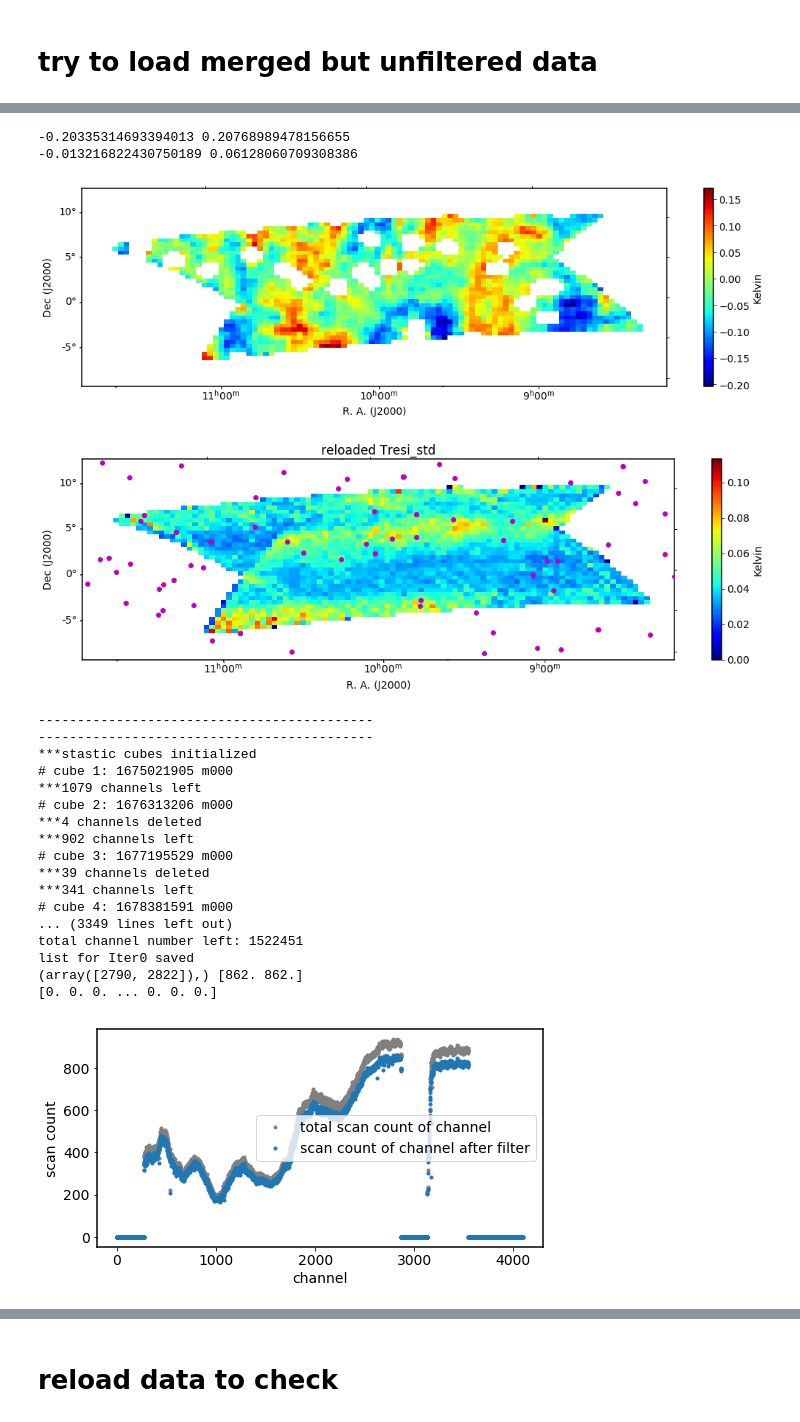
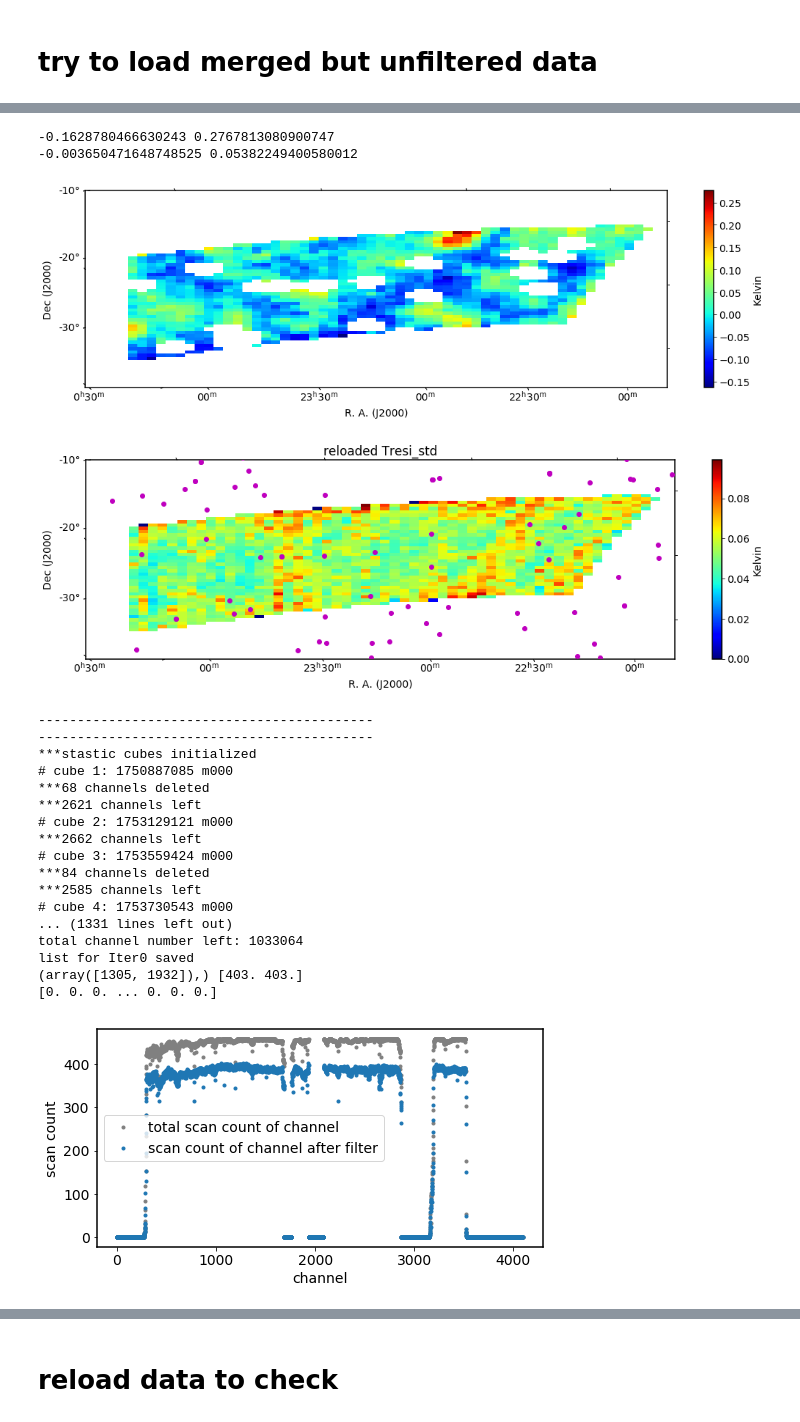
Before and after one commit to astro-tyliu/katcali_pipeline, a Jupyter notebook: level6/KATcali_multi_level6_py3.ipynb, the cells around one changed output, grey strips where cells are left out. Drawn from its saved outputs; the diff is of its cells as text; code cells hidden in the pictures.

```diff
--- a/level6/KATcali_multi_level6_py3.ipynb
+++ b/level6/KATcali_multi_level6_py3.ipynb
@@ -66,15 +67,15 @@ ptr_pix=np.loadtxt('../level5/desi1_radio_sourceUHF_pix_'+str(pix_deg)+'deg.txt'
 ptr_ra_pix,ptr_dec_pix=ptr_pix[:,0],ptr_pix[:,1]
 # %%
-# desi 1, _20250609_150000, _20250729_070000
-fname_list = [
-    "1675021905", "1676313206", "1677195529", "1678381591", "1679605292", "1675210948",
-    "1676657789", "1677777992", "1678467685", "1682448988", "1675623808", "1677002481",
-    "1677795989", "1678726283", "1675643846", "1677020482", "1678122565", "1678743988",
-    "1675816512", "1677174749", "1678295187", "1678899080", "1684087370"
-]
-root_list = []
-for fname in fname_list:
-    root_list.append(f'level5_{fname}_20250729_070000')
+# # desi 1, _20250609_150000, _20250729_070000
+# fname_list = [
+#     "1675021905", "1676313206", "1677195529", "1678381591", "1679605292", "1675210948",
+#     "1676657789", "1677777992", "1678467685", "1682448988", "1675623808", "1677002481",
+#     "1677795989", "1678726283", "1675643846", "1677020482", "1678122565", "1678743988",
+#     "1675816512", "1677174749", "1678295187", "1678899080", "1684087370"
+# ]
+# root_list = []
+# for fname in fname_list:
+#     root_list.append(f'level5_{fname}_20250729_070000')
 
 # desi 2, _20250714_070000, _20250729_070000
 # # fname_list = [
@@ -88,17 +89,19 @@ for fname in fname_list:
 # root_list = []
 # for fname in fname_list:
 #     root_list.append(f'level5_{fname}_20250729_070000')
+
+# BOX 13
+fname_list = ['1750887085', '1753129121', '1753559424', '1753730543', '1754679689', '1755196048', '1755369199', '1756059088']
 # %%
-# timestamp = datetime.now().strftime("%Y%m%d_%H%M%S")
-timestamp = 'desi1_20250922_100000'
-input_file='../level5/results/py_results/'
-output_file=f'./results/jupyter_results/{timestamp}/'
+timestamp = 'BOX13_20251015_090000'
+input_file='/scratch3/users/liutianyang/katcali_pipeline/level5/py_results/BOX13_20251015_090000/'
+output_file=f'/scratch3/users/liutianyang/katcali_pipeline/level6/jupyter_results/{timestamp}/'
 os.makedirs(output_file, exist_ok=True)
 os.makedirs(output_file + 'figures/', exist_ok=True)
 # %% [markdown]
 # try to load merged but unfiltered data
 # %%
-total_count_MAX=1172
+total_count_MAX=458
 niter=3 #2023
 
 # This cell should be executed twice. First time it will iterate by only once and just prform the map superposition.
@@ -232,7 +235,7 @@ for i_iter in range(niter):
             print ('*** No previous data cube with label *ALL_scan*,',)
             print ('calculate ALL_scan now...',)
             print ('will stop after ALL_scan calculated ')
-            Fits=input_file+root_list[0]+'/'+fname_list[0]+'_m000'+'/'+fname_list[0]+'_m000_Tresi_xy_p'+str(pix_deg)+'d.fits'
+            Fits=input_file+fname_list[0]+'_m000_Tresi_xy_p'+str(pix_deg)+'d.fits'
             Tresi_cube = fits.open(Fits)[0].data
             Tresi_u=np.ones_like(Tresi_cube)*1e3 #2023
             Tresi_l=np.ones_like(Tresi_cube)*-1e3 #2023
@@ -253,7 +256,6 @@ for i_iter in range(niter):
 
         for f_i in range(len(fname_list)):
             fname=fname_list[f_i]
-            root_dir = root_list[f_i]
             #print fname
 
             try:
@@ -261,11 +263,11 @@ for i_iter in range(niter):
                 a=np.ma.array(np.zeros(4096),mask=True)
                 ch_mask=a.mask
 
-                Fits1=input_file+root_dir+'/'+fname+'_'+ant+'/'+fname+'_'+ant+'_Tsky_xy_p'+str(pix_deg)+'d.fits'
+                Fits1=input_file+fname+'_'+ant+'_Tsky_xy_p'+str(pix_deg)+'d.fits'
                 Tsky_cube = fits.open(Fits1)[0].data
-                Fits2=input_file+root_dir+'/'+fname+'_'+ant+'/'+fname+'_'+ant+'_Tresi_xy_p'+str(pix_deg)+'d.fits'
+                Fits2=input_file+fname+'_'+ant+'_Tresi_xy_p'+str(pix_deg)+'d.fits'
                 Tresi_cube = fits.open(Fits2)[0].data
-                Fits3=input_file+root_dir+'/'+fname+'_'+ant+'/'+fname+'_'+ant+'_Npix_xy_count_p'+str(pix_deg)+'d.fits'
+                Fits3=input_file+fname+'_'+ant+'_Npix_xy_count_p'+str(pix_deg)+'d.fits'
                 Pcount_cube = fits.open(Fits3)[0].data
 
                 assert(np.shape(Tsky_cube)==np.shape(Tresi_cube))
@@ -489,7 +491,7 @@ for i_iter in range(niter):
 
 # TODO, all "total_count_plot", "metadata" should be different in first running and second running.
 metadata = {
-    "root_list": root_list,
+    "input_file": input_file,
     "fname_list": fname_list,
     "total_count_MAX": total_count_MAX,
     "niter": niter,
@@ -521,22 +523,22 @@ World Dim    0    1
--0.20335314693394013 0.20768989478156655
--0.013216822430750189 0.06128060709308386
+-0.1628780466630243 0.2767813080900747
+-0.003650471648748525 0.05382249400580012
-[figure, old version]
+[figure, new version]
-[figure, old version]
+[figure, new version]
 -------------------------------------------
 -------------------------------------------
 ***stastic cubes initialized
-# cube 1: 1675021905 m000
-***1079 channels left
-# cube 2: 1676313206 m000
-***4 channels deleted
-***902 channels left
-# cube 3: 1677195529 m000
-***39 channels deleted
-***341 channels left
-# cube 4: 1678381591 m000
-... (3349 lines left out)
-total channel number left: 1522451
+# cube 1: 1750887085 m000
+***68 channels deleted
+***2621 channels left
+# cube 2: 1753129121 m000
+***2662 channels left
+# cube 3: 1753559424 m000
+***84 channels deleted
+***2585 channels left
+# cube 4: 1753730543 m000
+... (1331 lines left out)
+total channel number left: 1033064
 list for Iter0 saved
-(array([2790, 2822]),) [862. 862.]
+(array([1305, 1932]),) [403. 403.]
 [0. 0. 0. ... 0. 0. 0.]
-[figure, old version]
+[figure, new version]
```
Also changed, not shown: parts of 5 cells of this notebook, 24 other files.
